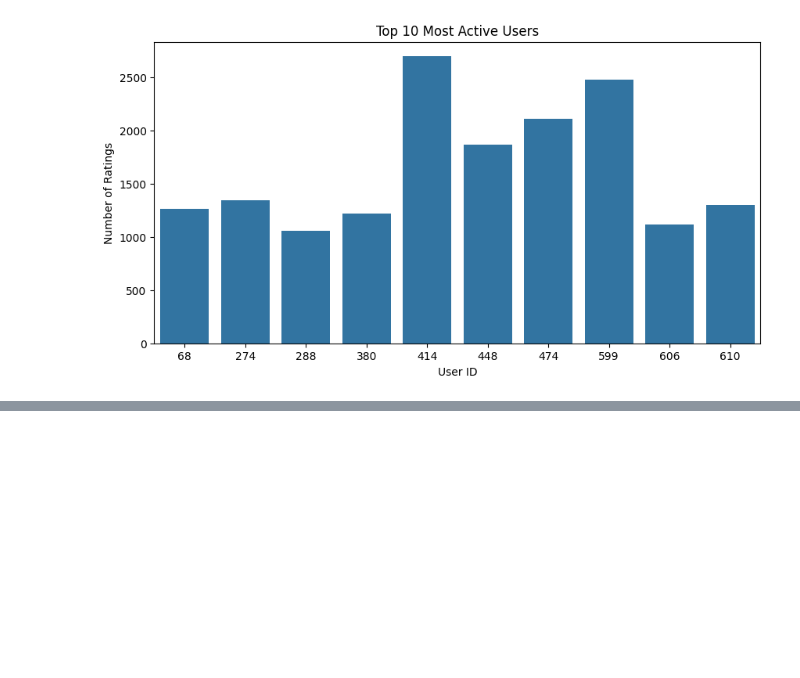
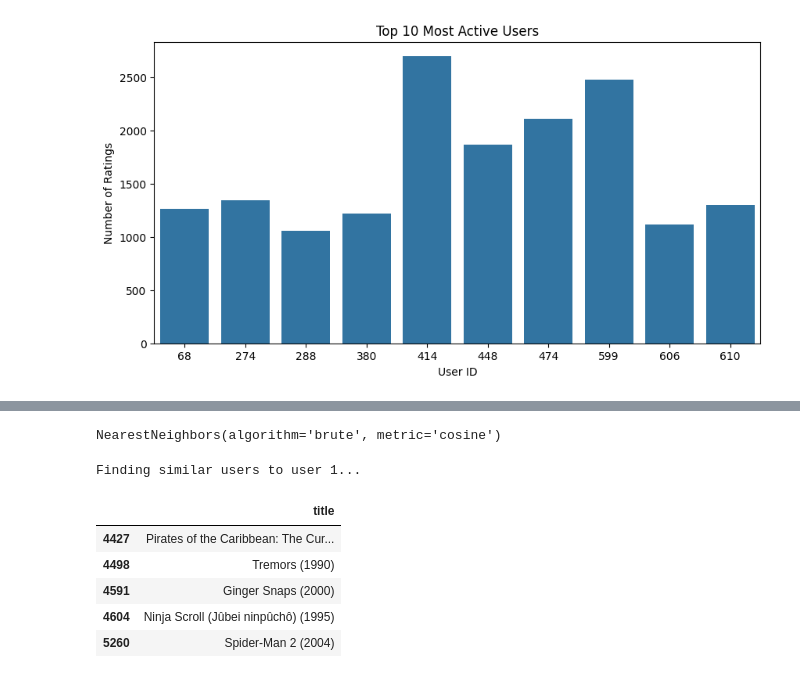
Before and after one commit to ecetuanahezer/movie-data-project, a Jupyter notebook: analysis/analysis.ipynb, the cells around one changed output, grey strips where cells are left out. Saved outputs shown, nothing was run; the diff lists cells and outputs as text; code cells hidden in the pictures; blank space fills up the shorter version.

Commit message:
implement knn recommendation model

```diff
--- a/analysis/analysis.ipynb
+++ b/analysis/analysis.ipynb
@@ -315,0 +324,52 @@ plt.show()
+# %%
+
+from sklearn.neighbors import NearestNeighbors
+from scipy.sparse import csr_matrix
+
+# Create a user-item matrix
+user_item_matrix = ratings_df.pivot(index='userId', columns='movieId', values='rating')
+
+# Fill missing values with 0
+user_item_matrix_filled = user_item_matrix.fillna(0)
+
+# Convert to sparse matrix format for efficiency
+sparse_matrix = csr_matrix(user_item_matrix_filled.values)
+# %%
+# Initialize KNN model
+knn_model = NearestNeighbors(metric='cosine', algorithm='brute')
+knn_model.fit(sparse_matrix)
+# %% [output]
+NearestNeighbors(algorithm='brute', metric='cosine')
+# %%
+def recommend_movies_for_user(user_id, k=5, n_recommendations=5):
+    print(f"Finding similar users to user {user_id}...")
+
+    user_index = user_item_matrix.index.get_loc(user_id)
+    distances, indices = knn_model.kneighbors(sparse_matrix[user_index], n_neighbors=k+1)
+
+    similar_users = indices.flatten()[1:]  # exclude the user itself
+    similar_user_ids = user_item_matrix.index[similar_users]
+
+    # Aggregate ratings from similar users
+    similar_users_ratings = user_item_matrix.loc[similar_user_ids]
+    avg_ratings = similar_users_ratings.mean().sort_values(ascending=False)
+
+    # Filter out movies already rated by the user
+    user_rated_movies = user_item_matrix.loc[user_id].dropna().index
+    recommendations = avg_ratings.drop(user_rated_movies).head(n_recommendations)
+
+    recommended_movie_ids = recommendations.index
+    recommended_movies = movies_df[movies_df['movieId'].isin(recommended_movie_ids)]
+
+    return recommended_movies[['title']]
+
+# Example: Recommend movies for user with ID 1
+recommend_movies_for_user(user_id=1)
+# %% [output]
+Finding similar users to user 1...
+|  | title |
+| 4427 | Pirates of the Caribbean: The Cur... |
+| 4498 | Tremors (1990) |
+| 4591 | Ginger Snaps (2000) |
+| 4604 | Ninja Scroll (Jûbei ninpûchô) (1995) |
+| 5260 | Spider-Man 2 (2004) |
```
Also changed, not shown: parts of 2 cells of this notebook.
